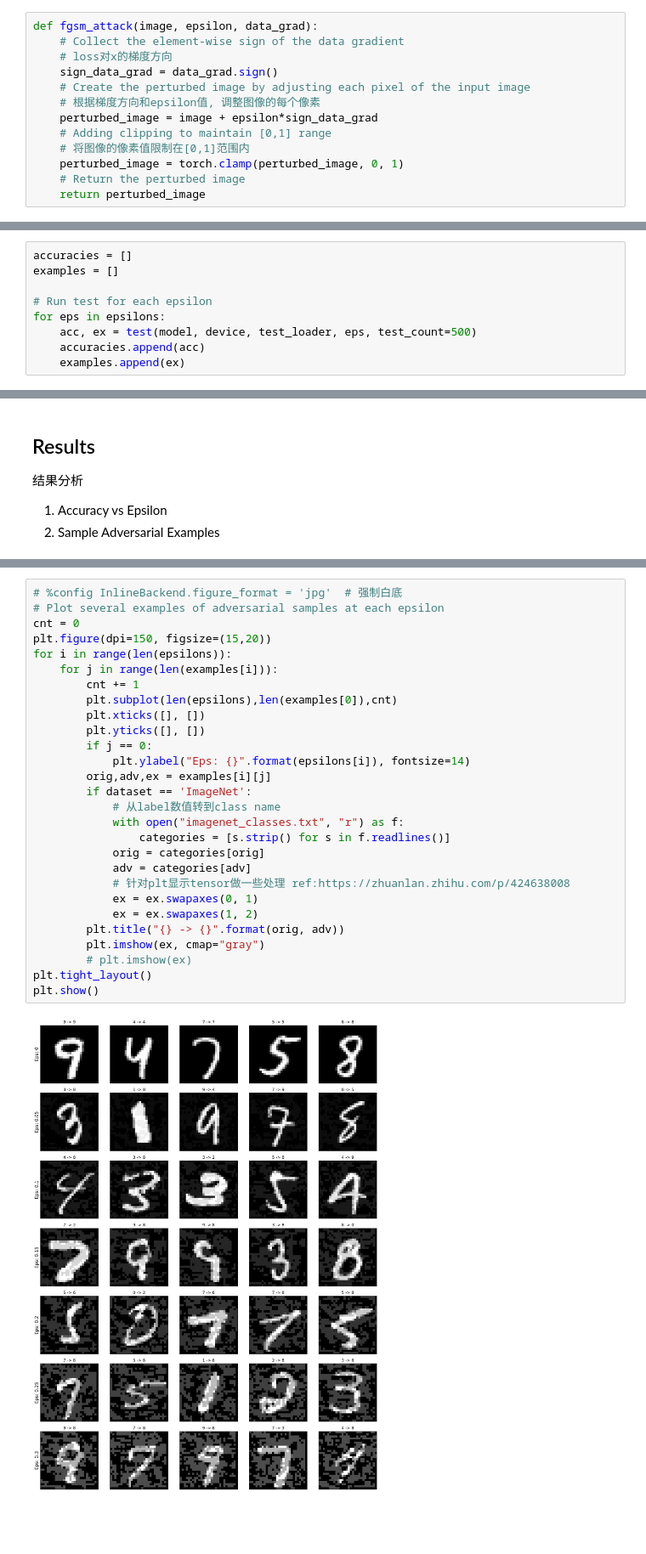
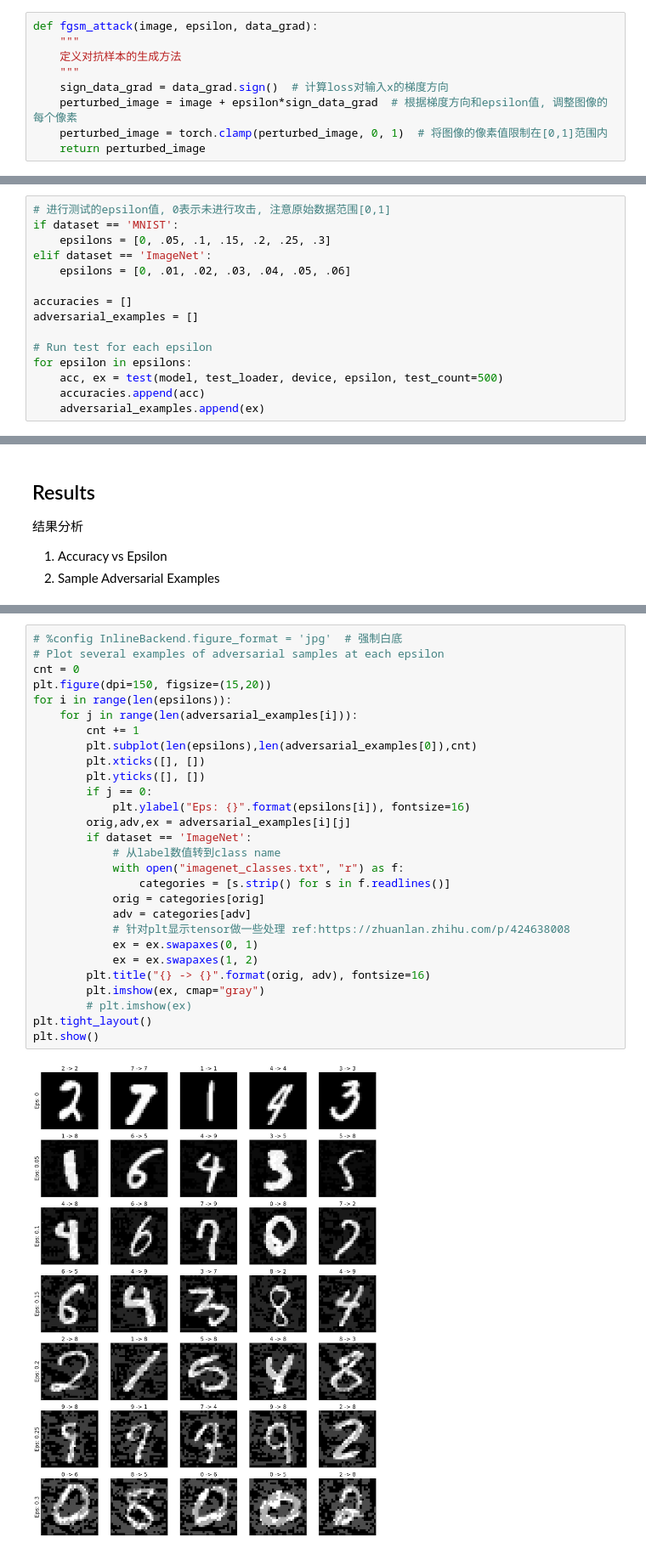
Before and after one commit to sszxc/CV-Playground, a Jupyter notebook: AdversarialAttack/FGSM.ipynb, the cells around one changed output, grey strips where cells are left out. Shown at 85% size. Drawn from its saved outputs; the diff is of its cells as text; blank space fills up the shorter version.

```diff
--- a/AdversarialAttack/FGSM.ipynb
+++ b/AdversarialAttack/FGSM.ipynb
@@ -64,15 +59,11 @@ Net(
 # %%
 def fgsm_attack(image, epsilon, data_grad):
-    # Collect the element-wise sign of the data gradient
-    # loss对x的梯度方向
-    sign_data_grad = data_grad.sign()
-    # Create the perturbed image by adjusting each pixel of the input image
-    # 根据梯度方向和epsilon值, 调整图像的每个像素
-    perturbed_image = image + epsilon*sign_data_grad
-    # Adding clipping to maintain [0,1] range
-    # 将图像的像素值限制在[0,1]范围内
-    perturbed_image = torch.clamp(perturbed_image, 0, 1)
-    # Return the perturbed image
+    """
+    定义对抗样本的生成方法
+    """
+    sign_data_grad = data_grad.sign()  # 计算loss对输入x的梯度方向
+    perturbed_image = image + epsilon*sign_data_grad  # 根据梯度方向和epsilon值, 调整图像的每个像素
+    perturbed_image = torch.clamp(perturbed_image, 0, 1)  # 将图像的像素值限制在[0,1]范围内
     return perturbed_image
 # %% [markdown]
 ## Testing Function
@@ -152,13 +145,19 @@ def test(model, device, test_loader, epsilon, test_count = 10000):
 # %% [markdown]
 根据epsilon列表，跑测试。
 # %%
+# 进行测试的epsilon值, 0表示未进行攻击, 注意原始数据范围[0,1]
+if dataset == 'MNIST':
+    epsilons = [0, .05, .1, .15, .2, .25, .3]
+elif dataset == 'ImageNet':
+    epsilons = [0, .01, .02, .03, .04, .05, .06]
+
 accuracies = []
-examples = []
+adversarial_examples = []
 
 # Run test for each epsilon
-for eps in epsilons:
-    acc, ex = test(model, device, test_loader, eps, test_count=500)
+for epsilon in epsilons:
+    acc, ex = test(model, test_loader, device, epsilon, test_count=500)
     accuracies.append(acc)
-    examples.append(ex)
+    adversarial_examples.append(ex)
 # %% [output]
 Epsilon: 0      Test Accuracy = 500 / 500 = 1.0
@@ -188,30 +187,30 @@ plt.show()
 # %%
 # %config InlineBackend.figure_format = 'jpg'  # 强制白底
 # Plot several examples of adversarial samples at each epsilon
 cnt = 0
 plt.figure(dpi=150, figsize=(15,20))
 for i in range(len(epsilons)):
-    for j in range(len(examples[i])):
+    for j in range(len(adversarial_examples[i])):
         cnt += 1
-        plt.subplot(len(epsilons),len(examples[0]),cnt)
+        plt.subplot(len(epsilons),len(adversarial_examples[0]),cnt)
         plt.xticks([], [])
         plt.yticks([], [])
         if j == 0:
-            plt.ylabel("Eps: {}".format(epsilons[i]), fontsize=14)
-        orig,adv,ex = examples[i][j]
+            plt.ylabel("Eps: {}".format(epsilons[i]), fontsize=16)
+        orig,adv,ex = adversarial_examples[i][j]
         if dataset == 'ImageNet':
             # 从label数值转到class name
             with open("imagenet_classes.txt", "r") as f:
                 categories = [s.strip() for s in f.readlines()]
             orig = categories[orig]
             adv = categories[adv]
             # 针对plt显示tensor做一些处理 ref:https://zhuanlan.zhihu.com/p/424638008
             ex = ex.swapaxes(0, 1)
             ex = ex.swapaxes(1, 2)
-        plt.title("{} -> {}".format(orig, adv))
+        plt.title("{} -> {}".format(orig, adv), fontsize=16)
         plt.imshow(ex, cmap="gray")
         # plt.imshow(ex)
 plt.tight_layout()
 plt.show()
 # %% [output]
-[figure, old version]
+[figure, new version]
```
Also changed, not shown: parts of 5 cells of this notebook, 4 other files.
